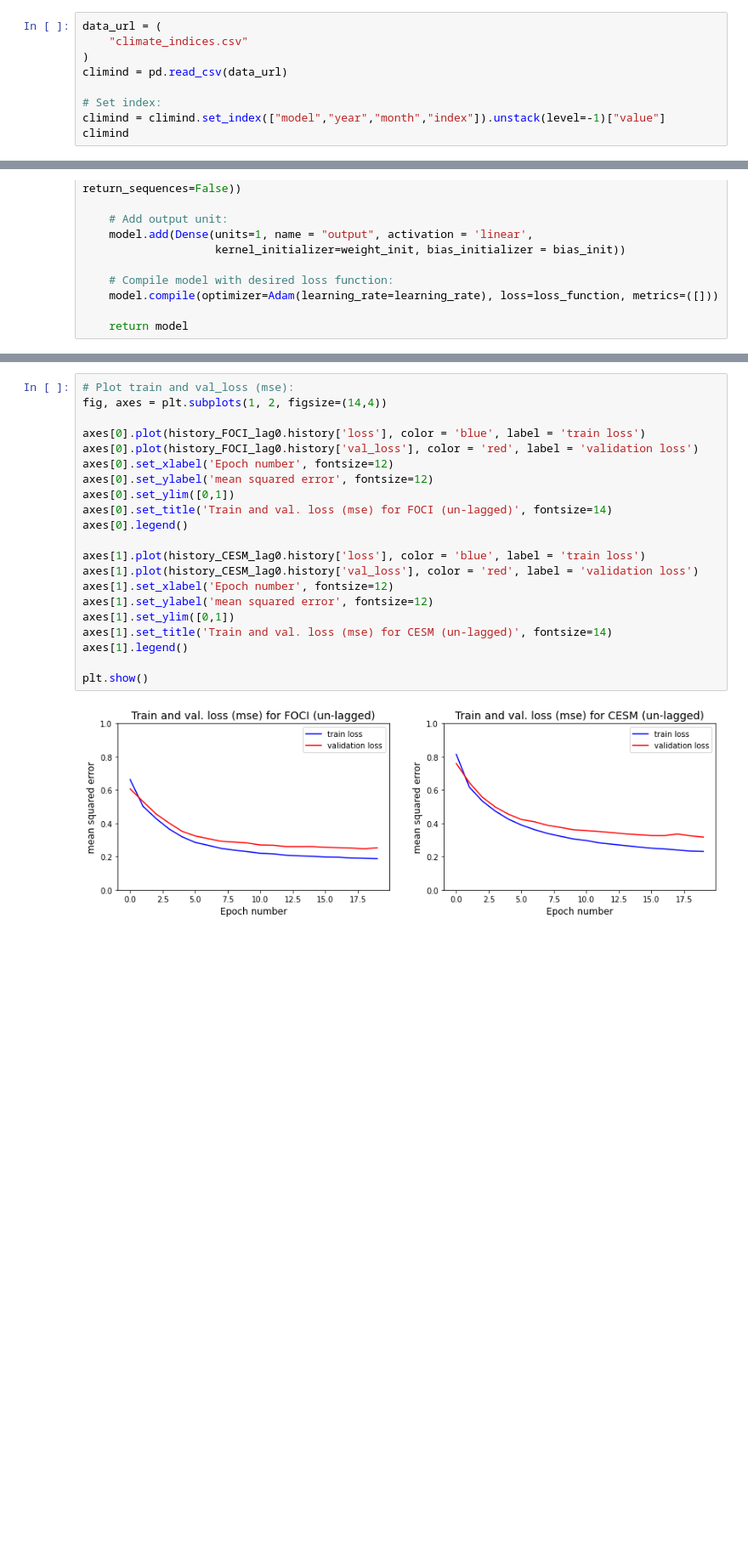
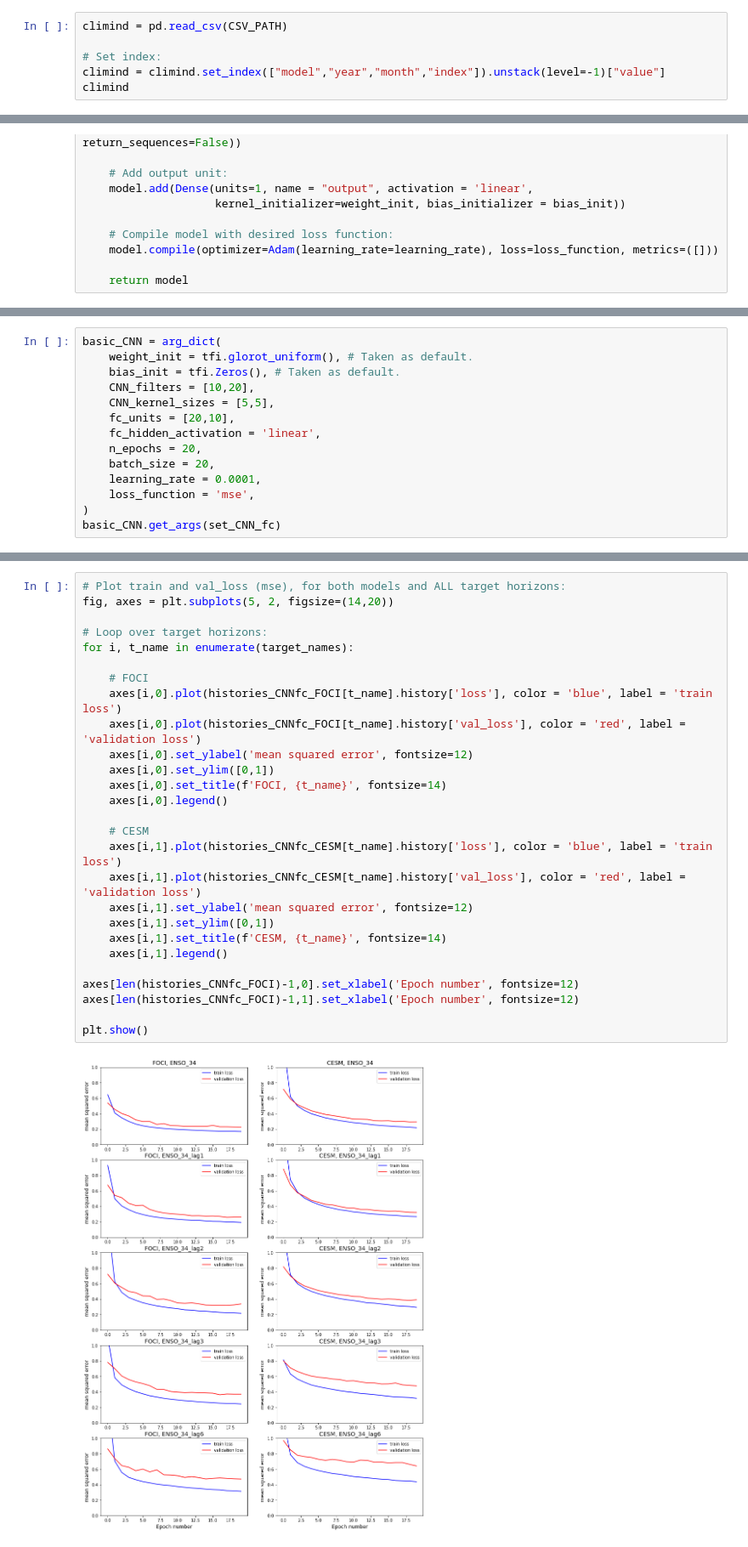
Before and after one commit to MarcoLandtHayen/cicmod_application, a Jupyter notebook: notebooks/02_enso_prediction_nils.ipynb, the cells around one changed output, grey strips where cells are left out. Shown at 85% size. Saved outputs shown, nothing was run; the diff lists cells and outputs as text; blank space fills up the shorter version.

```diff
--- a/notebooks/02_enso_prediction_nils.ipynb
+++ b/notebooks/02_enso_prediction_nils.ipynb
@@ -49,10 +58,7 @@ from numpy.testing import assert_allclose, assert_almost_equal
 
 Load collection of climate indices directly from GitHub release.
 # %%
-data_url = (
-    "climate_indices.csv"
-)
-climind = pd.read_csv(data_url)
+climind = pd.read_csv(CSV_PATH)
 
 # Set index:
 climind = climind.set_index(["model","year","month","index"]).unstack(level=-1)["value"]
@@ -593,0 +621,14 @@ Epoch 20/20
+# %%
+basic_CNN = arg_dict(
+    weight_init = tfi.glorot_uniform(), # Taken as default.
+    bias_init = tfi.Zeros(), # Taken as default.
+    CNN_filters = [10,20],
+    CNN_kernel_sizes = [5,5],
+    fc_units = [20,10],
+    fc_hidden_activation = 'linear',
+    n_epochs = 20,
+    batch_size = 20,
+    learning_rate = 0.0001,
+    loss_function = 'mse',
+)
+basic_CNN.get_args(set_CNN_fc)
@@ -594,24 +735,30 @@ Epoch 20/20
 # %%
-# Plot train and val_loss (mse):
-fig, axes = plt.subplots(1, 2, figsize=(14,4))
+# Plot train and val_loss (mse), for both models and ALL target horizons:
+fig, axes = plt.subplots(5, 2, figsize=(14,20))
 
-axes[0].plot(history_FOCI_lag0.history['loss'], color = 'blue', label = 'train loss')
-axes[0].plot(history_FOCI_lag0.history['val_loss'], color = 'red', label = 'validation loss')
-axes[0].set_xlabel('Epoch number', fontsize=12)
-axes[0].set_ylabel('mean squared error', fontsize=12)
-axes[0].set_ylim([0,1])
-axes[0].set_title('Train and val. loss (mse) for FOCI (un-lagged)', fontsize=14)
-axes[0].legend()
+# Loop over target horizons:
+for i, t_name in enumerate(target_names):
 
-axes[1].plot(history_CESM_lag0.history['loss'], color = 'blue', label = 'train loss')
-axes[1].plot(history_CESM_lag0.history['val_loss'], color = 'red', label = 'validation loss')
-axes[1].set_xlabel('Epoch number', fontsize=12)
-axes[1].set_ylabel('mean squared error', fontsize=12)
-axes[1].set_ylim([0,1])
-axes[1].set_title('Train and val. loss (mse) for CESM (un-lagged)', fontsize=14)
-axes[1].legend()
+    # FOCI
+    axes[i,0].plot(histories_CNNfc_FOCI[t_name].history['loss'], color = 'blue', label = 'train loss')
+    axes[i,0].plot(histories_CNNfc_FOCI[t_name].history['val_loss'], color = 'red', label = 'validation loss')
+    axes[i,0].set_ylabel('mean squared error', fontsize=12)
+    axes[i,0].set_ylim([0,1])
+    axes[i,0].set_title(f'FOCI, {t_name}', fontsize=14)
+    axes[i,0].legend()
+
+    # CESM
+    axes[i,1].plot(histories_CNNfc_CESM[t_name].history['loss'], color = 'blue', label = 'train loss')
+    axes[i,1].plot(histories_CNNfc_CESM[t_name].history['val_loss'], color = 'red', label = 'validation loss')
+    axes[i,1].set_ylabel('mean squared error', fontsize=12)
+    axes[i,1].set_ylim([0,1])
+    axes[i,1].set_title(f'CESM, {t_name}', fontsize=14)
+    axes[i,1].legend()
+
+axes[len(histories_CNNfc_FOCI)-1,0].set_xlabel('Epoch number', fontsize=12)
+axes[len(histories_CNNfc_FOCI)-1,1].set_xlabel('Epoch number', fontsize=12)
 
 plt.show()
 # %% [output]
-[figure, old version]
+[figure, new version]
 # %%
```
Also changed, not shown: parts of 37 cells of this notebook.
